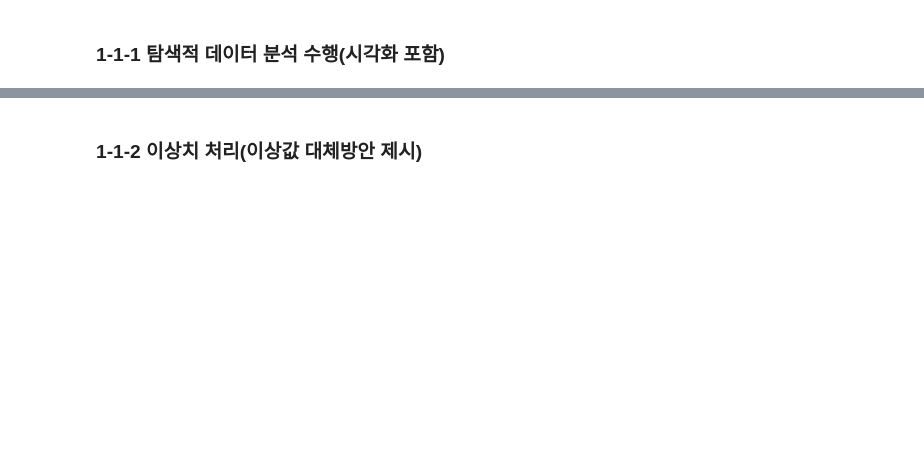
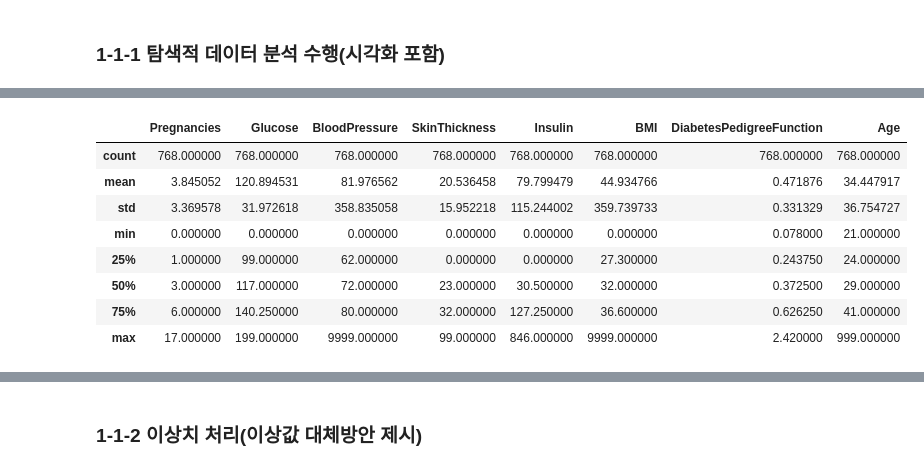
Before and after one commit to Junoflows/ADP, a Jupyter notebook: 문제/ADP_22회_기출.ipynb, the cells around one changed output, grey strips where cells are left out. Cells and saved outputs as stored; diff of their text form; code cells hidden in the pictures; blank space fills up the shorter version.

```diff
--- a/문제/ADP_22회_기출.ipynb
+++ b/문제/ADP_22회_기출.ipynb
@@ -17,0 +53,13 @@
+# %%
+# 기술통계량 확인하자.
+df.describe()
+# %% [output]
+|  | Pregnancies | Glucose | BloodPressure | SkinThickness | Insulin | BMI | DiabetesPedigreeFunction | Age |
+| count | 768.000000 | 768.000000 | 768.000000 | 768.000000 | 768.000000 | 768.000000 | 768.000000 | 768.000000 |
+| mean | 3.845052 | 120.894531 | 81.976562 | 20.536458 | 79.799479 | 44.934766 | 0.471876 | 34.447917 |
+| std | 3.369578 | 31.972618 | 358.835058 | 15.952218 | 115.244002 | 359.739733 | 0.331329 | 36.754727 |
+| min | 0.000000 | 0.000000 | 0.000000 | 0.000000 | 0.000000 | 0.000000 | 0.078000 | 21.000000 |
+| 25% | 1.000000 | 99.000000 | 62.000000 | 0.000000 | 0.000000 | 27.300000 | 0.243750 | 24.000000 |
+| 50% | 3.000000 | 117.000000 | 72.000000 | 23.000000 | 30.500000 | 32.000000 | 0.372500 | 29.000000 |
+| 75% | 6.000000 | 140.250000 | 80.000000 | 32.000000 | 127.250000 | 36.600000 | 0.626250 | 41.000000 |
+| max | 17.000000 | 199.000000 | 9999.000000 | 99.000000 | 846.000000 | 9999.000000 | 2.420000 | 999.000000 |
```
Also changed, not shown: parts of 45 cells of this notebook, 1 other file.
